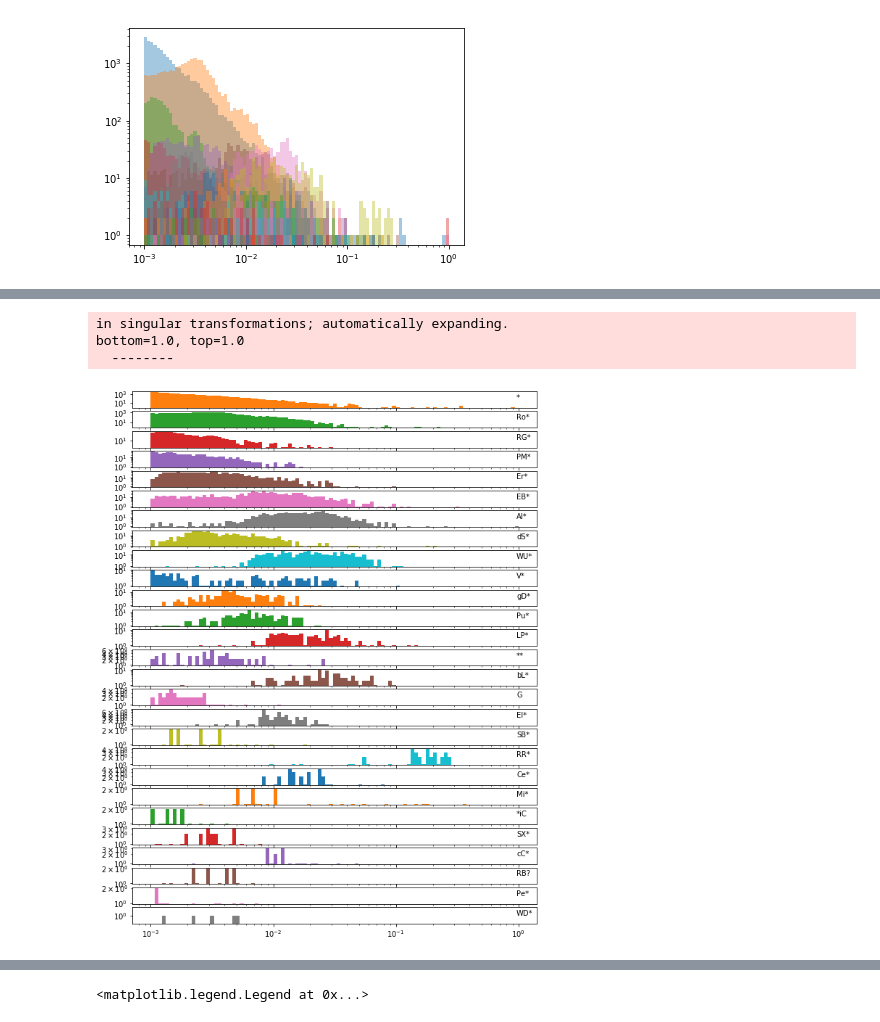
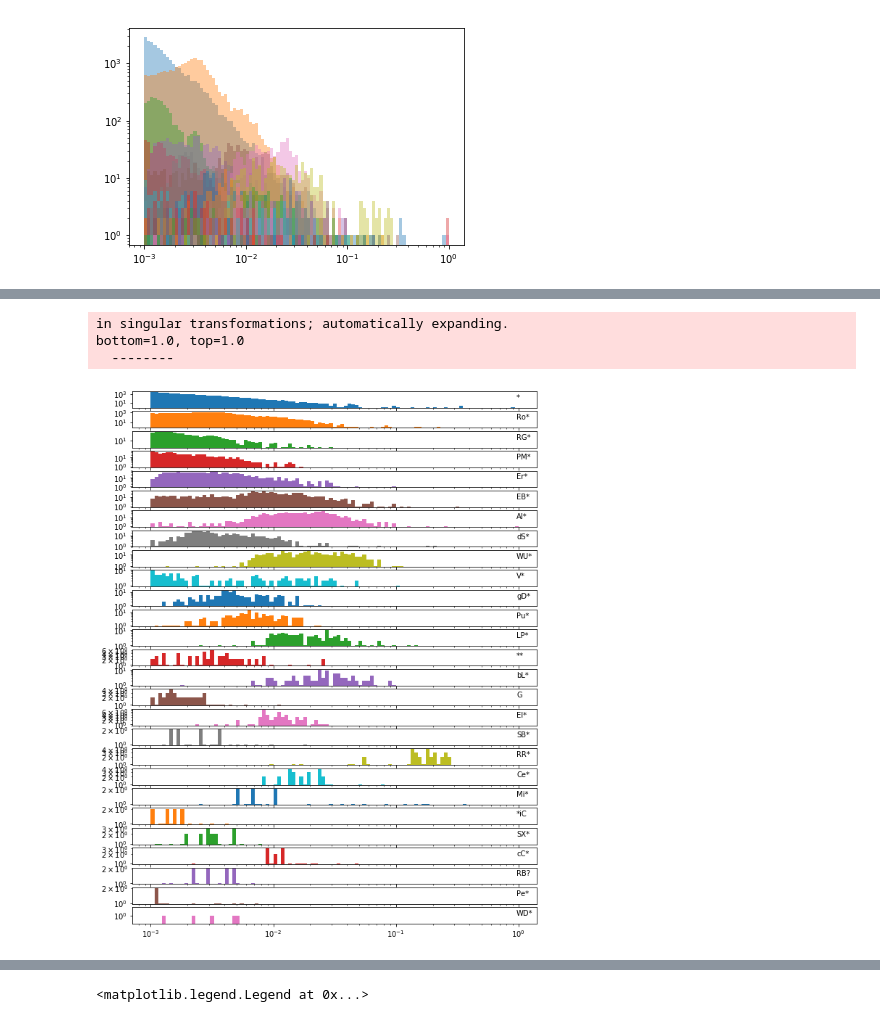
Before and after one commit to d-giles/lcfeatures, a Jupyter notebook: Catalog_Comparisons.ipynb, the cells around one changed output, grey strips where cells are left out. Saved outputs shown, nothing was run; the diff lists cells and outputs as text; code cells hidden in the pictures.

```diff
--- a/Catalog_Comparisons.ipynb
+++ b/Catalog_Comparisons.ipynb
@@ -610,0 +640,3 @@ lines[:20]
+# %%
+Debosscher_full_df = pd.DataFrame(data=lines[:,4],columns=["Class"],index=[lines[:,0]])
+Debosscher_full_df[:10]
@@ -610,0 +655,24 @@ lines[:20]
+# %%
+df = base_qs['Q4'].data
+obj_class = []
+for i in df.index:
+    if str(int(i[4:])) in Debosscher_full_df.index:
+        obj_class.append(Debosscher_full_df.loc[str(int(i[4:]))].Class)
+    else:
+        obj_class.append('Undef')
+# %%
+base_qs['Q4'].data['Debosscher_class']=obj_class
+# %%
+df = base_qs['Q4'].data
+object_classes = Debosscher_summary[Debosscher_summary.ctlg_ct>10].sort_values('ctlg_ct',ascending=False).index
+
+plt.figure(figsize=(10,len(object_classes)/2))
+i=0
+bins = np.logspace(-3,0,100)
+for cl in object_classes:
+    ax = plt.subplot(len(object_classes),1,i+1)
+    c = "C{}".format(i%10)
+    ax.hist(df[df['Debosscher_class']==cl].dist_score,bins=bins,log=True,label=cl,color=c)
+    ax.set_xscale('log')
+    ax.text(.95,0.5,"%s"%cl,transform=ax.transAxes)
+    i+=1
@@ -853,19 +848,19 @@ for i in range(20):
 # %%
 df = base_qs['Q4'].data
 object_classes = simbad_summary[simbad_summary.ctlg_ct>10].sort_values('ctlg_ct',ascending=False).index
 
 plt.figure(figsize=(10,len(object_classes)/2))
-i=1
+i=0
 bins = np.logspace(-3,0,100)
 for cl in object_classes:
-    ax = plt.subplot(len(object_classes),1,i)
-    ax.hist(df[df['simbad_class']==cl].dist_score,bins=bins,log=True,label=cl,color="C%s"%(i%10))
+    ax = plt.subplot(len(object_classes),1,i+1)
+    c = "C{}".format(i%10)
+    ax.hist(df[df['simbad_class']==cl].dist_score,bins=bins,log=True,label=cl,color=c)
     ax.set_xscale('log')
     ax.text(.95,0.5,"%s"%cl,transform=ax.transAxes)
     i+=1
-#plt.legend()
 # %% [output]
 in singular transformations; automatically expanding.
 bottom=1.0, top=1.0
   --------
-[figure, old version]
+[figure, new version]
```
Also changed, not shown: parts of 45 cells of this notebook.
